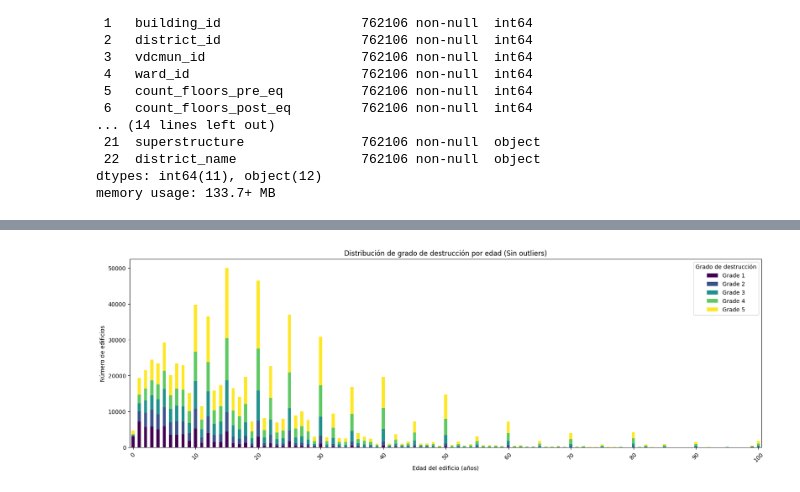
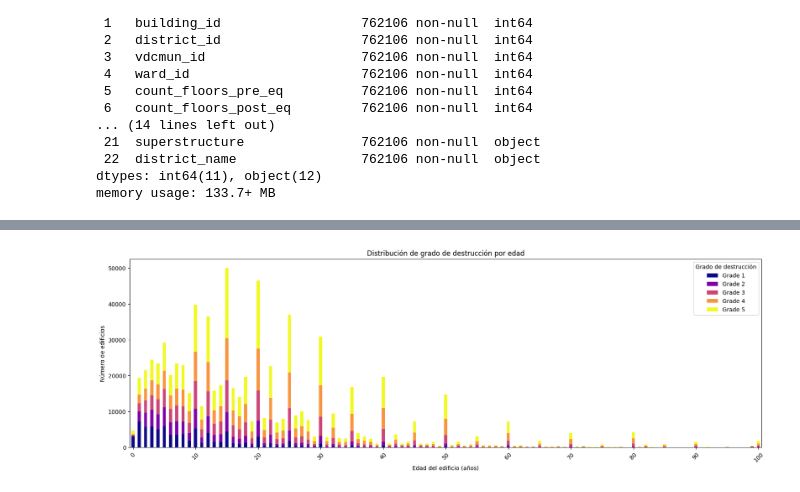
Before and after one commit to InigoLopez1999/ProyectoEDA_Inigo, a Jupyter notebook: Estudio hipótesis.ipynb, the cells around one changed output, grey strips where cells are left out. Drawn from its saved outputs; the diff is of its cells as text; code cells hidden in the pictures.

```diff
--- a/Estudio hipótesis.ipynb
+++ b/Estudio hipótesis.ipynb
@@ -47,17 +47,17 @@ nepal.groupby("damage_grade")["age_building"].value_counts()
 # %%
 df_filtered = nepal[nepal['age_building'] <= 100]  # Filtra edificios con menos de 200 años
 df_grouped_filtered = df_filtered.groupby(['age_building', 'damage_grade']).size().unstack()
 
-ax = df_grouped_filtered.plot(kind='bar', stacked=True, figsize=(20, 6), colormap='viridis')
+ax = df_grouped_filtered.plot(kind='bar', stacked=True, figsize=(20, 6), colormap='plasma')
 
 ticks = np.arange(0, df_filtered['age_building'].max() + 10, 10)  # Genera ticks cada 10 años
 ax.set_xticks(ticks)  # Aplica los ticks al eje X
 ax.set_xticklabels(ticks, rotation=45)  # Rota las etiquetas para mejor visibilidad
 
 plt.xlabel('Edad del edificio (años)')
 plt.ylabel('Número de edificios')
-plt.title('Distribución de grado de destrucción por edad (Sin outliers)')
+plt.title('Distribución de grado de destrucción por edad')
 plt.legend(title='Grado de destrucción')
 plt.show()
 # %% [output]
-[figure, old version]
+[figure, new version]
```
Also changed, not shown: parts of 23 cells of this notebook, 1 other file.
